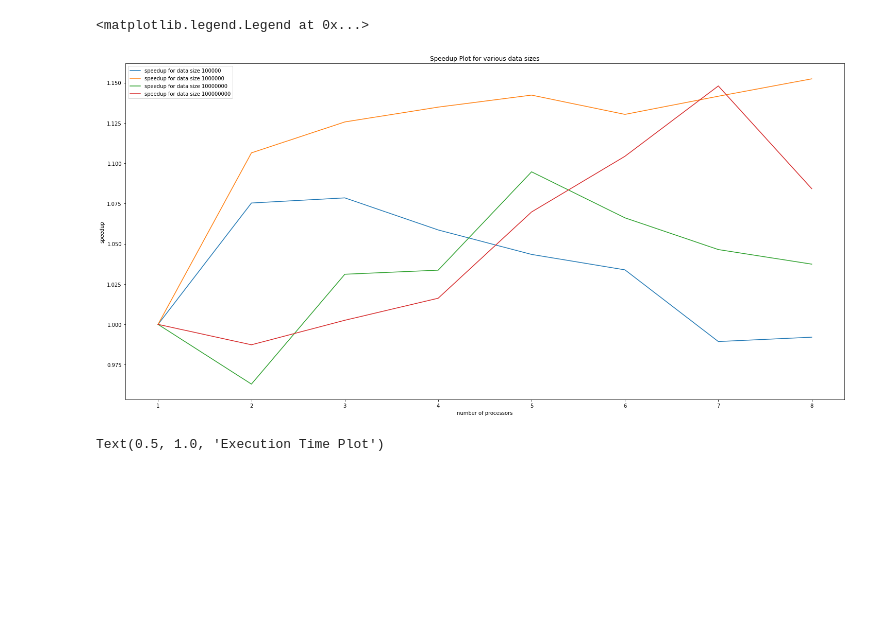
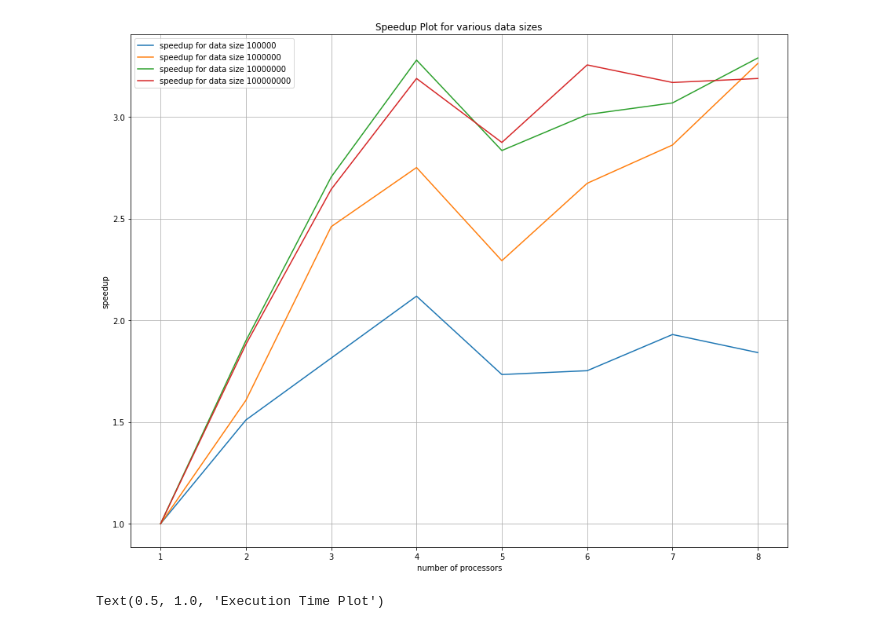
Before and after one commit to bewakes/076-mscsk, a Jupyter notebook: assignments/CS/assignment-Nov-04-2020/Multi-Processing.ipynb, the cells around one changed output. Cells and saved outputs as stored; diff of their text form; code cells hidden in the pictures; blank space fills up the shorter version.

Commit message:
Add jupyter notebook and a graph

```diff
--- a/assignments/CS/assignment-Nov-04-2020/Multi-Processing.ipynb
+++ b/assignments/CS/assignment-Nov-04-2020/Multi-Processing.ipynb
@@ -24,29 +5,48 @@ stats = {
+# %%
+stats = { # in ms
+    100000: {
+        "file_read": 27.313139306640623,
+        "parallel_run_times": [36.5791, 24.2261, 20.1613, 17.2647, 21.1018, 20.8756, 18.9516, 19.8655]
+    },
+    1000000: {
+        "file_read": 264.16754722595215,
+        "parallel_run_times": [316.031, 196.701, 128.453, 114.882, 137.831, 118.212, 110.436, 96.863]
+    },
+    10000000: {
+        "file_read": 2634.1865062713623,
+        "parallel_run_times": [3046.9, 1604.1, 1126.58, 929.195, 1074.93, 1011.82, 992.96, 926.265]
+    },
+    100000000: {
+        "file_read": 26542.5,
+        "parallel_run_times": [30503.7, 16212.1, 11537.5, 9566.15, 10613.2, 9370.65, 9625.75, 9566.65]
+    }
+}
 # %%
 def amhdals_law(p, s):
     return (1 / (1 - p  + p / s))
 # %%
 ## SPEEDUP PLOT
 x = np.array(range(1, 9))
 smooth_x = np.linspace(x.min(), x.max(), 300)
 
 fig, ax = plt.subplots()  # Create a figure and an axes.
-fig.set_size_inches(5,12)
+fig.set_size_inches(15,12)
 
 for n, stat in stats.items():
     times = stat['parallel_run_times']
     y = [times[0]/t for t in times]
     tck = interpolate.splrep(x, y, s=0)
     ynew = interpolate.splev(smooth_x, tck, der=0)
     #ax.plot(smooth_x, ynew, label=f'speedup for data size {n}')
     ax.plot(x, y, label=f'speedup for data size {n}')
 
 ax.set_xlabel('number of processors')
 ax.set_ylabel('speedup')
 ax.set_title('Speedup Plot for various data sizes')
 ax.legend()
+plt.grid(True)
 # %% [output]
-<matplotlib.legend.Legend at 0x...>
-[figure, old version]
+[figure, new version]
 # %%
 ## EXECUTION TIME PLOT
 
```
Also changed, not shown: parts of 1 cell of this notebook, 1 other file.
